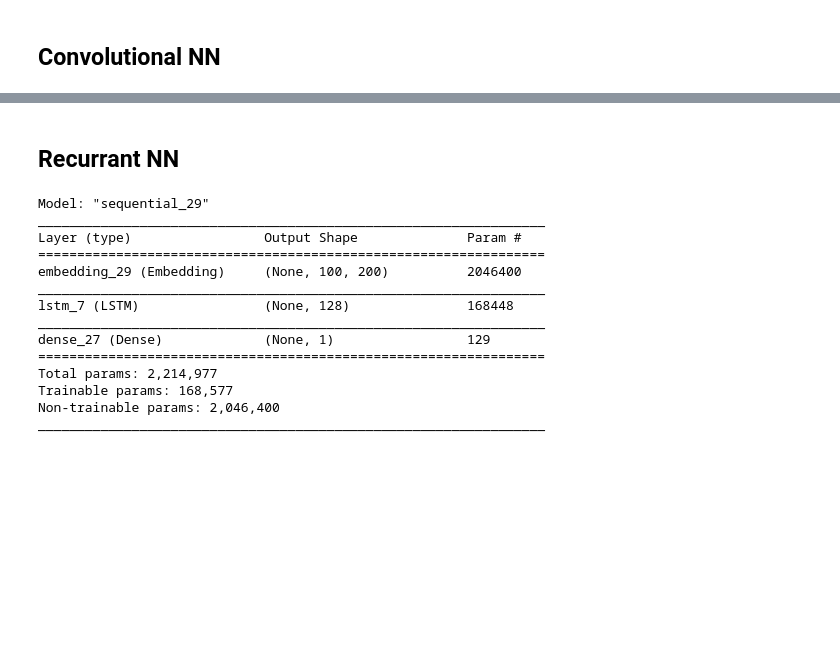
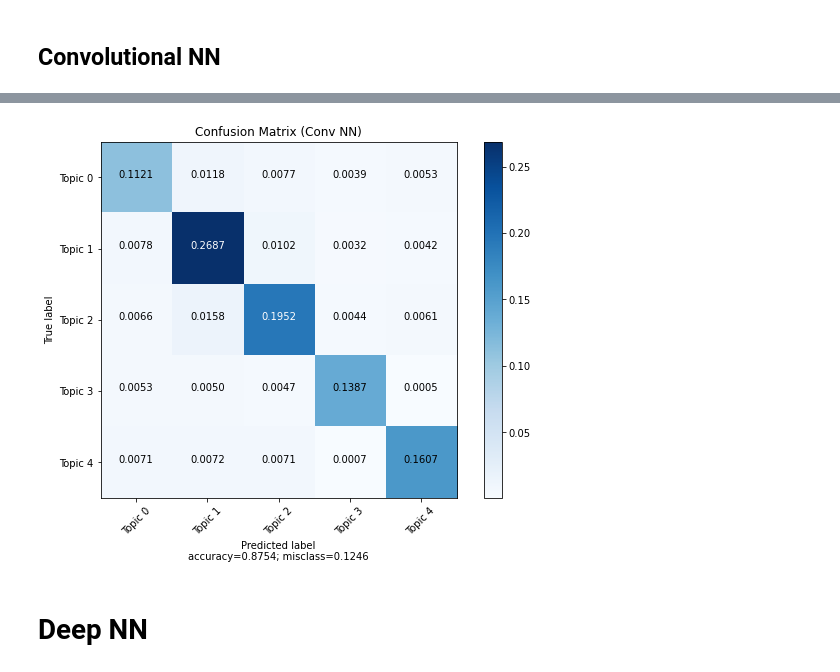
Before and after one commit to FreddieBrown/Jupyter-Trials, a Jupyter notebook: LDASentiment.ipynb, the cells around one changed output, grey strips where cells are left out. Cells and saved outputs as stored; diff of their text form; code cells hidden in the pictures; blank space fills up the shorter version.

```diff
--- a/LDASentiment.ipynb
+++ b/LDASentiment.ipynb
@@ -274,4 +319,5 @@ _________________________________________________________________
 # %%
-history = model.fit(X_train, y_train, batch_size=128, epochs=6, verbose=1, validation_split=0.2)
-score = model.evaluate(X_test, y_test, verbose=1)
+model = conv_nn(topics)
+history = model.fit(X_train, hot_y_train, batch_size=batch_size, epochs=epochs, verbose=1, validation_split=0.2)
+score = model.evaluate(X_test, hot_y_test, verbose=1)
 # %% [output]
@@ -291,26 +341,23 @@ Epoch 6/6
+# %%
+pred_classes = model.predict_classes(X_test)
+confuse = confusion_matrix(y_test, pred_classes, np.unique(y_test))
+plot_confusion_matrix(confuse, ["Topic {}".format(str(tag)) for tag in np.unique(y_test)], title="Confusion Matrix (Conv NN)")
+# %% [output]
+[figure, added]
 # %% [markdown]
-## Recurrant NN
+# Deep NN
 # %%
-model = Sequential()
-embedding_layer = Embedding(vocab_size, size, weights=[embedding_matrix], input_length=maxlen , trainable=False)
-model.add(embedding_layer)
-model.add(LSTM(128))
-
-model.add(Dense(1, activation='sigmoid'))
-model.compile(optimizer='adam', loss='binary_crossentropy', metrics=['acc'])
-model.summary()
+def deep_model(out):
+    model = Sequential()
+    embedding_layer = Embedding(vocab_size, size, weights=[embedding_matrix], input_length=maxlen , trainable=False)
+    model.add(embedding_layer)
+    model.add(LSTM(128, return_sequences=True))
+    model.add(Conv1D(128, 5, activation='relu'))
+    model.add(GlobalMaxPooling1D())
+    model.add(Dropout(0.3))
+    model.add(Dropout(0.1))
+    model.add(Dense(20, activation='relu'))
+    model.add(Dense(out, activation='softmax'))
+    model.compile(optimizer='adam', loss=loss, metrics=['acc'])
+    print(model.summary())
+    return model
-# %% [output]
-Model: "sequential_29"
-_________________________________________________________________
-Layer (type)                 Output Shape              Param #
-=================================================================
-embedding_29 (Embedding)     (None, 100, 200)          2046400
-_________________________________________________________________
-lstm_7 (LSTM)                (None, 128)               168448
-_________________________________________________________________
-dense_27 (Dense)             (None, 1)                 129
-=================================================================
-Total params: 2,214,977
-Trainable params: 168,577
-Non-trainable params: 2,046,400
-_________________________________________________________________
```
Also changed, not shown: parts of 32 cells of this notebook, 1 other file.
